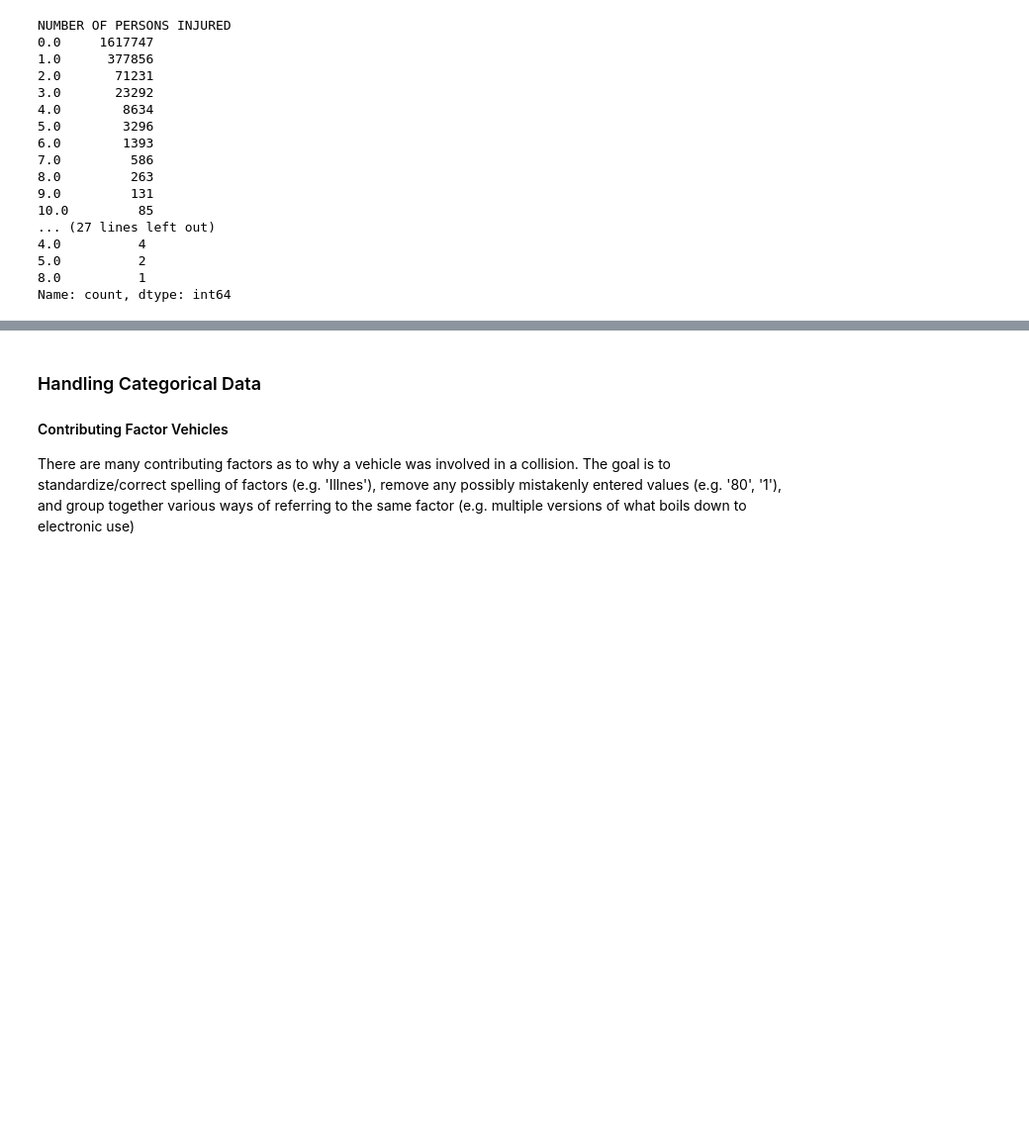
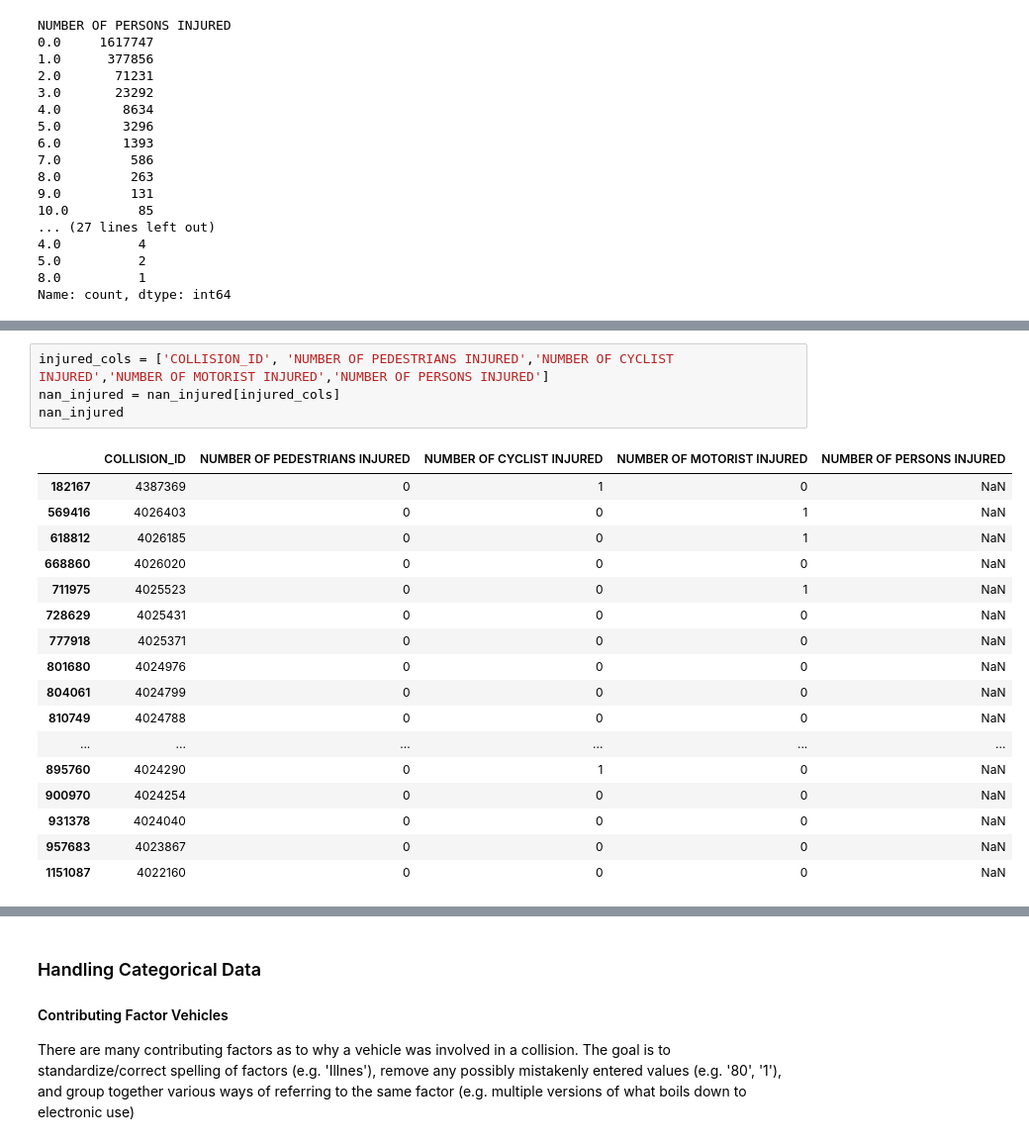
Before and after one commit to DouglasRollman/CollisionPrediction, a Jupyter notebook: Motor_Vehicle_Collisions.ipynb, the cells around one changed output, grey strips where cells are left out. Shown: that part at 99% size. Saved outputs shown, nothing was run; the diff lists cells and outputs as text; blank space fills up the shorter version.

```diff
--- a/Motor_Vehicle_Collisions.ipynb
+++ b/Motor_Vehicle_Collisions.ipynb
@@ -342,0 +247,22 @@ There are quite a few values in the NUMBER OF PERSONS INJURED column that are al
+# %%
+injured_cols = ['COLLISION_ID', 'NUMBER OF PEDESTRIANS INJURED','NUMBER OF CYCLIST INJURED','NUMBER OF MOTORIST INJURED','NUMBER OF PERSONS INJURED']
+nan_injured = nan_injured[injured_cols]
+nan_injured
+# %% [output]
+|  | COLLISION_ID | NUMBER OF PEDESTRIANS INJURED | NUMBER OF CYCLIST INJURED | NUMBER OF MOTORIST INJURED | NUMBER OF PERSONS INJURED |
+| 182167 | 4387369 | 0 | 1 | 0 | NaN |
+| 569416 | 4026403 | 0 | 0 | 1 | NaN |
+| 618812 | 4026185 | 0 | 0 | 1 | NaN |
+| 668860 | 4026020 | 0 | 0 | 0 | NaN |
+| 711975 | 4025523 | 0 | 0 | 1 | NaN |
+| 728629 | 4025431 | 0 | 0 | 0 | NaN |
+| 777918 | 4025371 | 0 | 0 | 0 | NaN |
+| 801680 | 4024976 | 0 | 0 | 0 | NaN |
+| 804061 | 4024799 | 0 | 0 | 0 | NaN |
+| 810749 | 4024788 | 0 | 0 | 0 | NaN |
+| ... | ... | ... | ... | ... | ... |
+| 895760 | 4024290 | 0 | 1 | 0 | NaN |
+| 900970 | 4024254 | 0 | 0 | 0 | NaN |
+| 931378 | 4024040 | 0 | 0 | 0 | NaN |
+| 957683 | 4023867 | 0 | 0 | 0 | NaN |
+| 1151087 | 4022160 | 0 | 0 | 0 | NaN |
```
Also changed, not shown: parts of 51 cells of this notebook, 2 other files.
